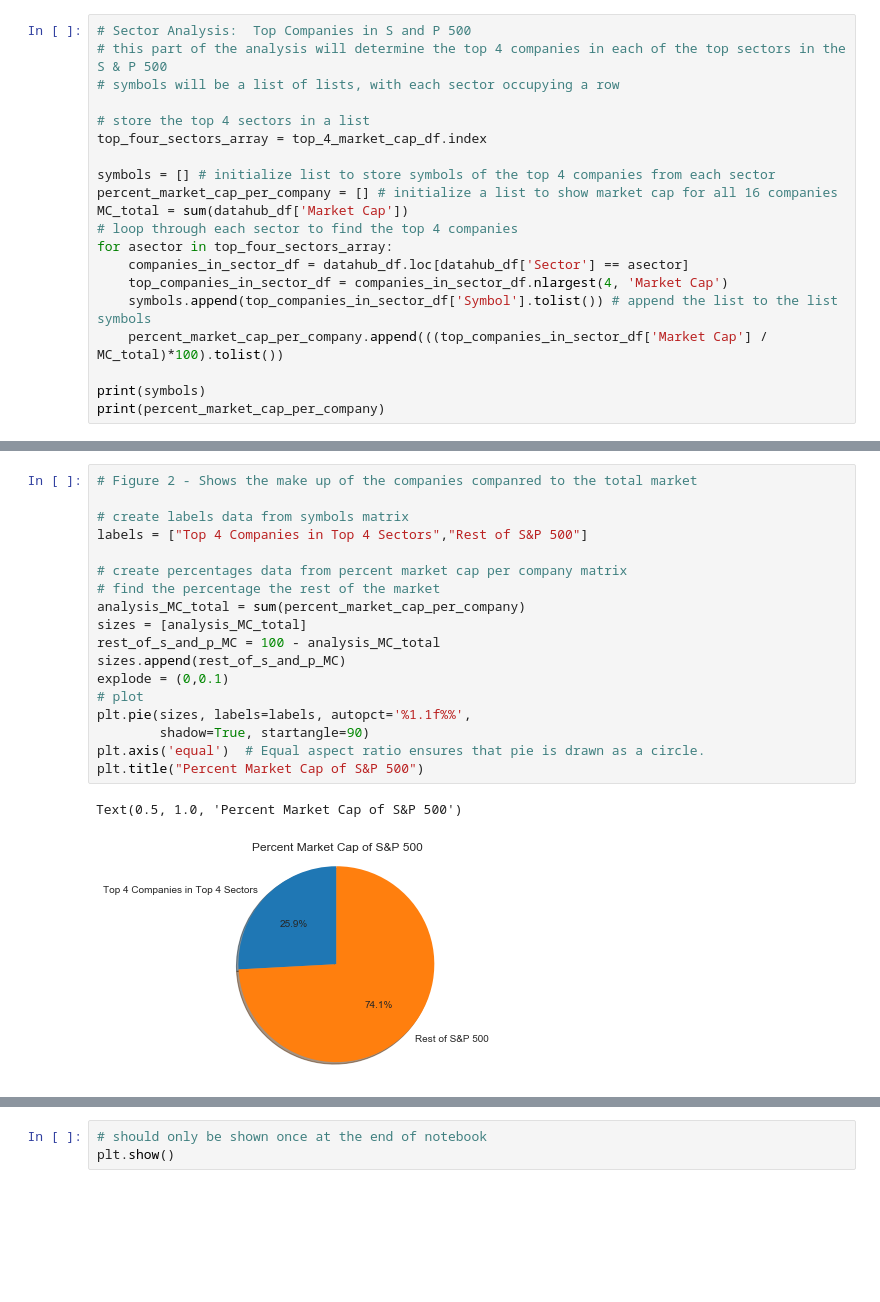
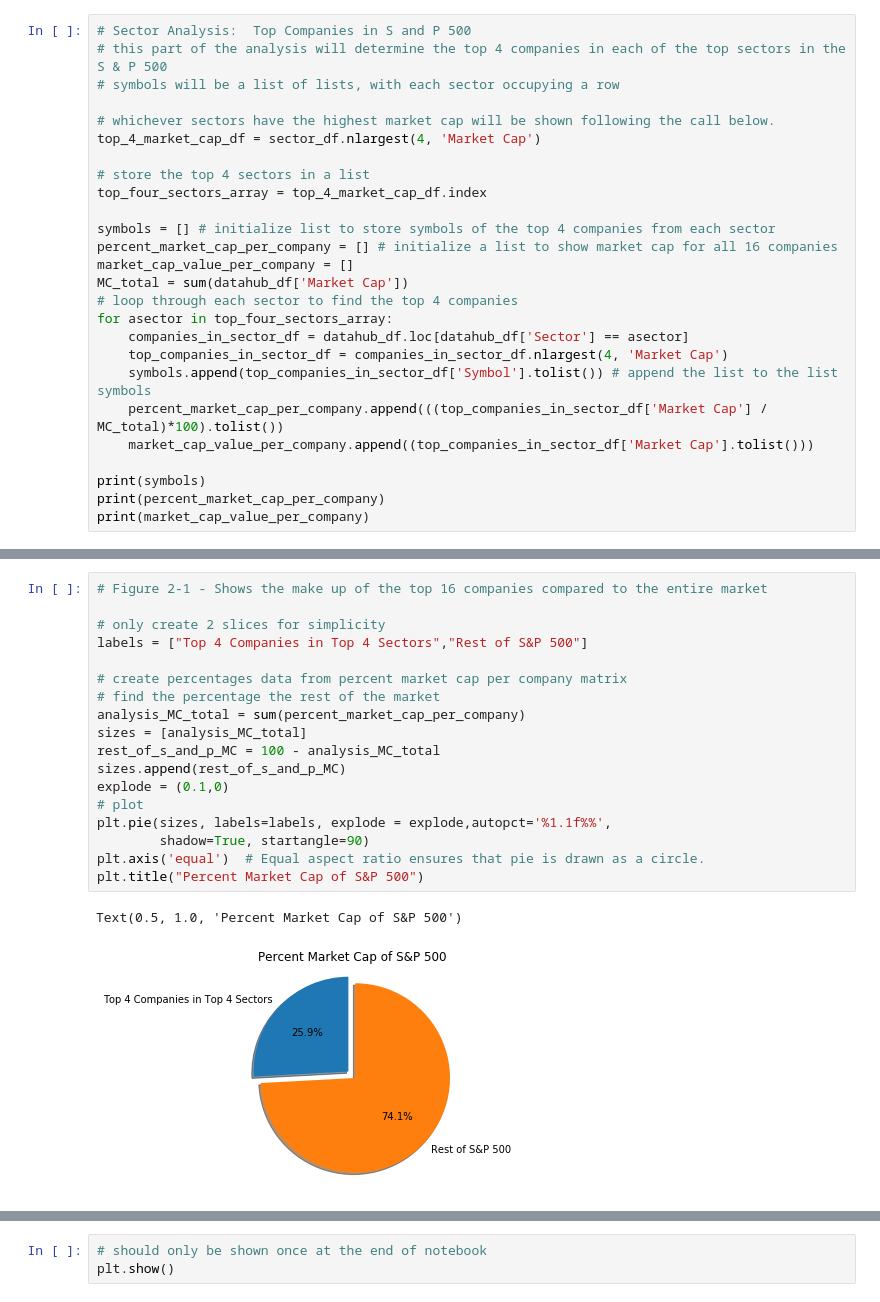
Before and after one commit to wissemeddine/data_wizards, a Jupyter notebook: Historical S and P 500 Stock Analysis.ipynb, the cells around one changed output, grey strips where cells are left out. Cells and saved outputs as stored; diff of their text form; blank space fills up the shorter version.

Commit message:
RS: Markdown and new pie chart

```diff
--- a/Historical S and P 500 Stock Analysis.ipynb
+++ b/Historical S and P 500 Stock Analysis.ipynb
@@ -83,12 +98,16 @@ Text(0.5, 1.0, 'S&P 500 Market Cap')
 # Sector Analysis:  Top Companies in S and P 500
 # this part of the analysis will determine the top 4 companies in each of the top sectors in the S & P 500
 # symbols will be a list of lists, with each sector occupying a row
+
+# whichever sectors have the highest market cap will be shown following the call below.
+top_4_market_cap_df = sector_df.nlargest(4, 'Market Cap')
 
 # store the top 4 sectors in a list
 top_four_sectors_array = top_4_market_cap_df.index
 
 symbols = [] # initialize list to store symbols of the top 4 companies from each sector
 percent_market_cap_per_company = [] # initialize a list to show market cap for all 16 companies
+market_cap_value_per_company = []
 MC_total = sum(datahub_df['Market Cap'])
 # loop through each sector to find the top 4 companies
 for asector in top_four_sectors_array:
@@ -96,9 +115,11 @@ for asector in top_four_sectors_array:
     top_companies_in_sector_df = companies_in_sector_df.nlargest(4, 'Market Cap')
     symbols.append(top_companies_in_sector_df['Symbol'].tolist()) # append the list to the list symbols
     percent_market_cap_per_company.append(((top_companies_in_sector_df['Market Cap'] / MC_total)*100).tolist())
+    market_cap_value_per_company.append((top_companies_in_sector_df['Market Cap'].tolist()))
 
 print(symbols)
 print(percent_market_cap_per_company)
+print(market_cap_value_per_company)
 # %% [output]
 [['AAPL', 'GOOGL', 'GOOG', 'MSFT'], ['JPM', 'BAC', 'WFC', 'BRK.B'], ['JNJ', 'UNH', 'PFE', 'ABBV'], ['AMZN', 'HD', 'CMCSA', 'DIS']]
 [[3.25549256031331, 2.9511238455226834, 2.9298561469124067, 2.7747960187609206], [1.5547933824400662, 1.2928468249539689, 1.1319254225081856, 1.0512430240601554], [1.4198651276270986, 0.88005933269656 ...
@@ -105,21 +127,21 @@ print(percent_market_cap_per_company)
 # %%
-# Figure 2 - Shows the make up of the companies companred to the total market
+# Figure 2-1 - Shows the make up of the top 16 companies compared to the entire market
 
-# create labels data from symbols matrix
+# only create 2 slices for simplicity
 labels = ["Top 4 Companies in Top 4 Sectors","Rest of S&P 500"]
 
 # create percentages data from percent market cap per company matrix
 # find the percentage the rest of the market
 analysis_MC_total = sum(percent_market_cap_per_company)
 sizes = [analysis_MC_total]
 rest_of_s_and_p_MC = 100 - analysis_MC_total
 sizes.append(rest_of_s_and_p_MC)
-explode = (0,0.1)
+explode = (0.1,0)
 # plot
-plt.pie(sizes, labels=labels, autopct='%1.1f%%',
+plt.pie(sizes, labels=labels, explode = explode,autopct='%1.1f%%',
         shadow=True, startangle=90)
 plt.axis('equal')  # Equal aspect ratio ensures that pie is drawn as a circle.
 plt.title("Percent Market Cap of S&P 500")
 # %% [output]
 Text(0.5, 1.0, 'Percent Market Cap of S&P 500')
-[figure, old version]
+[figure, new version]
```
Also changed, not shown: parts of 16 cells of this notebook.
